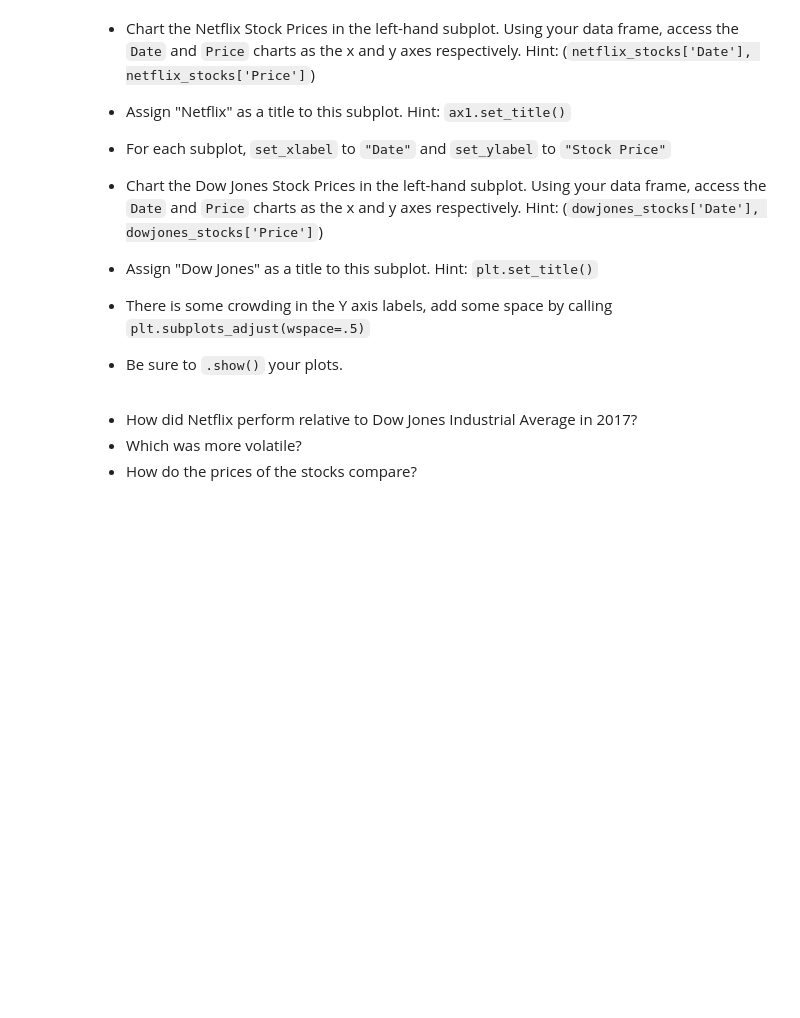
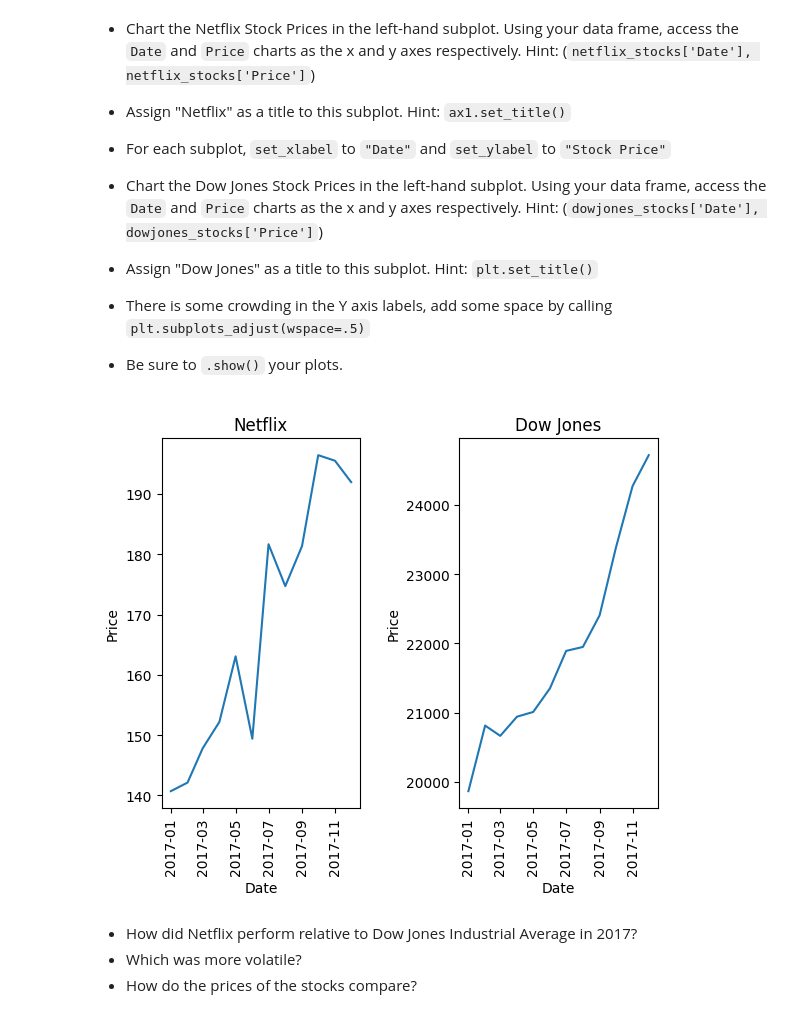
Before and after one commit to vhurdaneta/Netflix-Stocks-Capstone, a Jupyter notebook: netflix_visualizations.ipynb, the cells around one changed output. Saved outputs shown, nothing was run; the diff lists cells and outputs as text; code cells hidden in the pictures; blank space fills up the shorter version.

```diff
--- a/netflix_visualizations.ipynb
+++ b/netflix_visualizations.ipynb
@@ -324,15 +325,29 @@ Since `Price` which is the most relevant data is in the Y axis, let's map our su
 - There is some crowding in the Y axis labels, add some space by calling `plt.subplots_adjust(wspace=.5)`
 - Be sure to `.show()` your plots.
 # %%
+netflix_stocks['Date_Y_M'] =  pd.to_datetime(netflix_stocks['Date'])
+dowjones_stocks['Date_Y_M'] =  pd.to_datetime(dowjones_stocks['Date'])
 # Left plot Netflix
 # ax1 = plt.subplot(total number rows, total number columns, index of subplot to modify)
-
-
-
-
+ax1 = plt.subplot(1,2,1)
+plt.plot(netflix_stocks['Date_Y_M'], netflix_stocks['Price'])
+ax1.set_title('Netflix')
+ax1.set_xlabel('Date')
+ax1.set_ylabel('Price')
+plt.xticks(rotation='vertical')
 
 # Right plot Dow Jones
 # ax2 = plt.subplot(total number rows, total number columns, index of subplot to modify)
+ax2 = plt.subplot(1,2,2)
+plt.plot(dowjones_stocks['Date_Y_M'], dowjones_stocks['Price'])
+ax2.set_title('Dow Jones')
+ax2.set_xlabel('Date')
+ax2.set_ylabel('Price')
+plt.subplots_adjust(wspace=0.5)
+plt.xticks(rotation='vertical')
+plt.show()
+# %% [output]
+[figure, added]
 # %% [markdown]
 - How did Netflix perform relative to Dow Jones Industrial Average in 2017?
 - Which was more volatile?
```
Also changed, not shown: parts of 1 cell of this notebook.
